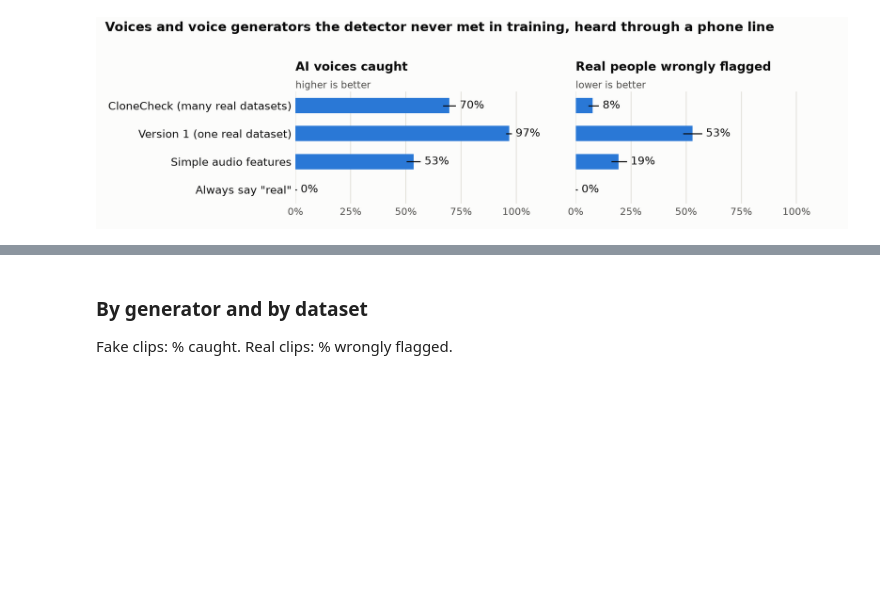
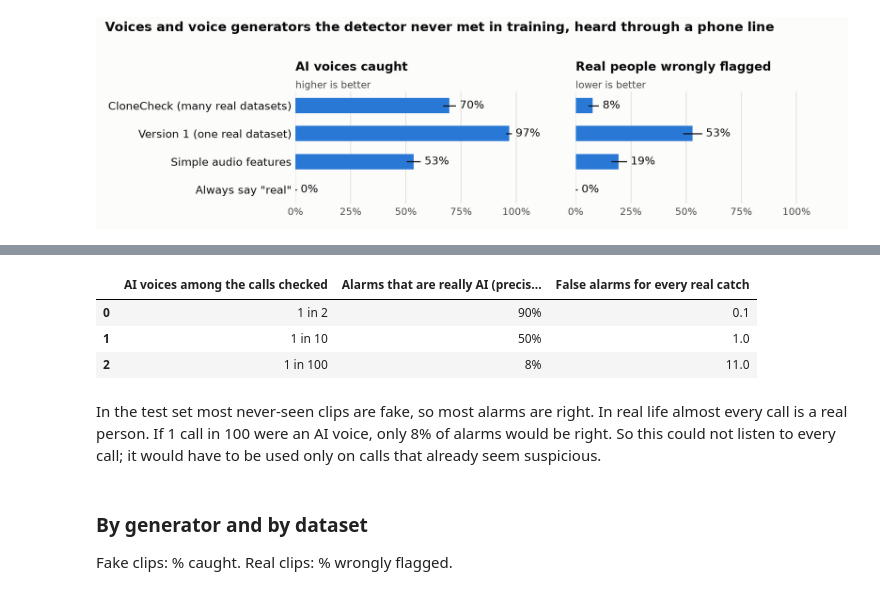
Before and after one commit to ImGosha/clonecheck, a Jupyter notebook: CloneCheck.ipynb, the cells around one changed output, grey strips where cells are left out. Saved outputs shown, nothing was run; the diff lists cells and outputs as text; code cells hidden in the pictures; blank space fills up the shorter version.

Commit message:
Match the hackathon template and requirements: one-page README, requirement map, precision, group checks

```diff
--- a/CloneCheck.ipynb
+++ b/CloneCheck.ipynb
@@ -197,3 +201,12 @@ display(Image("results/test_never_seen.png"))
+# %%
+report.alarm_meaning(caught=760 / 1090, false_alarm=45 / 580)
+# %% [output]
+|  | AI voices among the calls checked | Alarms that are really AI (precis... | False alarms for every real catch |
+| 0 | 1 in 2 | 90% | 0.1 |
+| 1 | 1 in 10 | 50% | 1.0 |
+| 2 | 1 in 100 | 8% | 11.0 |
+# %% [markdown]
+In the test set most never-seen clips are fake, so most alarms are right. In real life almost every call is a real person. If 1 call in 100 were an AI voice, only 8% of alarms would be right. So this could not listen to every call; it would have to be used only on calls that already seem suspicious.
 # %% [markdown]
 ### By generator and by dataset
 
```
Also changed, not shown: parts of 3 cells of this notebook, 6 other files.
